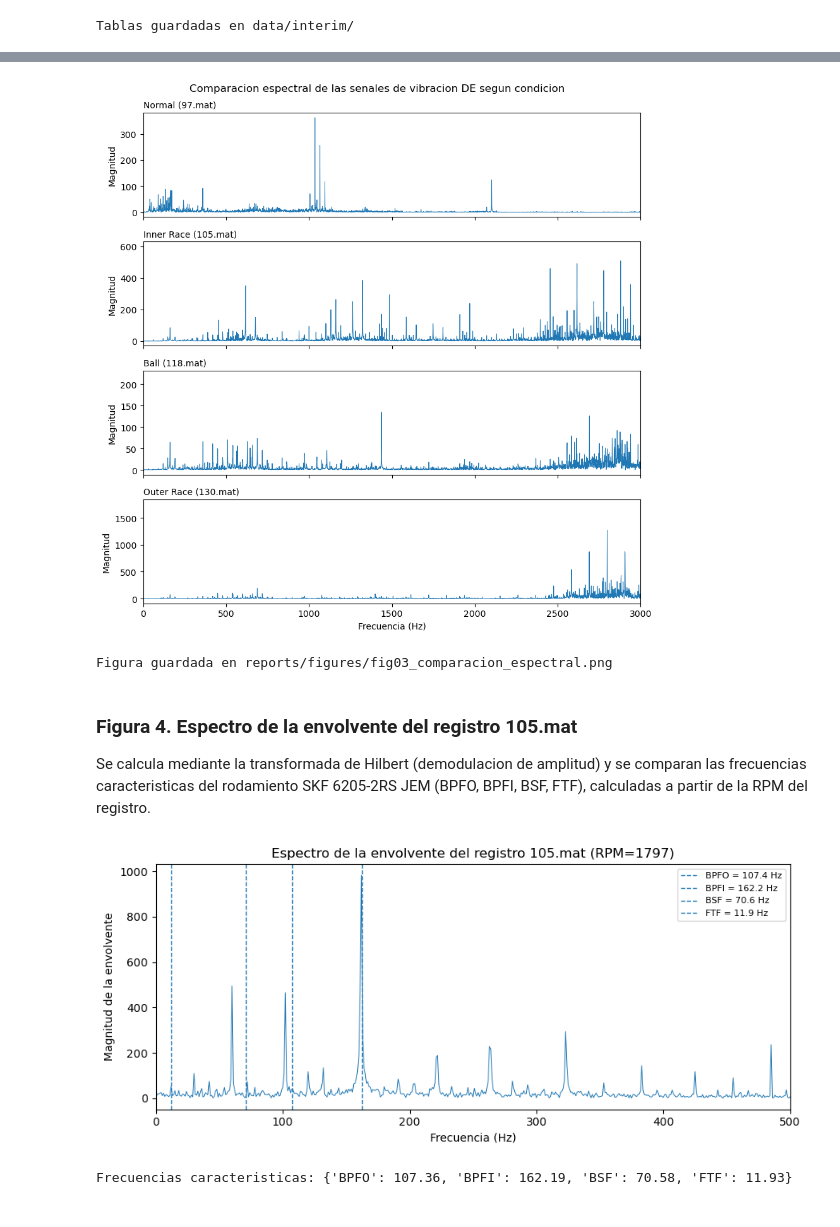
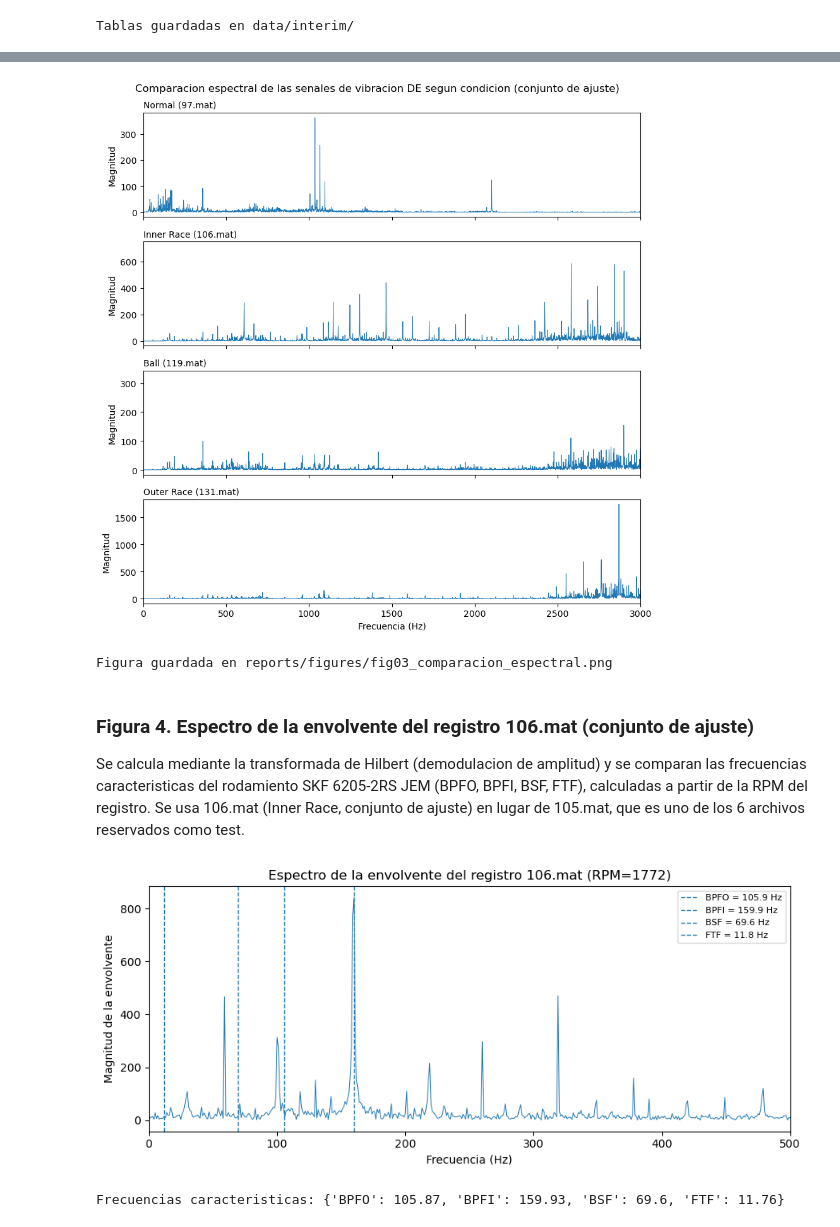
Before and after one commit to D4ag/MONOGRAFIA, a Jupyter notebook: notebooks/1.0-da-comprension-datos.ipynb, the cells around one changed output, grey strips where cells are left out. Cells and saved outputs as stored; diff of their text form; code cells hidden in the pictures.

```diff
--- a/notebooks/1.0-da-comprension-datos.ipynb
+++ b/notebooks/1.0-da-comprension-datos.ipynb
@@ -23,0 +45,8 @@ Archivos cargados: 24
+# %%
+archivos_test = {a for lista in config.ARCHIVOS_TEST_FINAL.values() for a in lista}
+registros_ajuste = [r for r in registros if r["archivo"] not in archivos_test]
+registros_test = [r for r in registros if r["archivo"] in archivos_test]
+
+print(f"Archivos de ajuste (se analizan en este notebook): {len(registros_ajuste)}")
+print(f"Archivos reservados como test independiente (no se analizan aqui): {len(registros_test)}")
+print("Archivos de test:", sorted(r["archivo"] for r in registros_test))
@@ -150,19 +198,19 @@ condicion: 97.mat (Normal), 105.mat (Inner Race), 118.mat (Ball) y
 # %%
 import numpy as np
 
-registros_por_archivo = {r["archivo"]: r for r in registros}
-representativos = {"Normal": "97.mat", "Inner Race": "105.mat", "Ball": "118.mat", "Outer Race": "130.mat"}
+registros_ajuste_por_archivo = {r["archivo"]: r for r in registros_ajuste}
+representativos = {"Normal": "97.mat", "Inner Race": "106.mat", "Ball": "119.mat", "Outer Race": "131.mat"}
 n_muestras = int(0.1 * config.FRECUENCIA_MUESTREO)
 
 fig, axes = plt.subplots(4, 1, figsize=(9, 8), sharex=True)
 for ax, (clase, archivo) in zip(axes, representativos.items()):
-    senal = registros_por_archivo[archivo]["senal"][:n_muestras]
+    senal = registros_ajuste_por_archivo[archivo]["senal"][:n_muestras]
     t = np.arange(len(senal)) / config.FRECUENCIA_MUESTREO
     ax.plot(t, senal, linewidth=0.8)
     ax.set_ylabel("Amplitud")
     ax.set_title(f"{clase} ({archivo})", fontsize=10, loc="left")
 axes[-1].set_xlabel("Tiempo (s)")
-fig.suptitle("Comparacion temporal de las senales de vibracion DE segun condicion")
+fig.suptitle("Comparacion temporal de las senales de vibracion DE segun condicion (conjunto de ajuste)")
 plt.tight_layout()
 plt.savefig("../reports/figures/fig02_comparacion_temporal.png", dpi=150)
 plt.show()
@@ -180,7 +229,7 @@ n_espectral = config.FRECUENCIA_MUESTREO  # 1 segundo
 
 fig, axes = plt.subplots(4, 1, figsize=(9, 9), sharex=True)
 for ax, (clase, archivo) in zip(axes, representativos.items()):
-    senal = registros_por_archivo[archivo]["senal"][:n_espectral]
+    senal = registros_ajuste_por_archivo[archivo]["senal"][:n_espectral]
     senal_c = senal - np.mean(senal)
     espectro = np.abs(np.fft.rfft(senal_c))
     frecs = np.fft.rfftfreq(len(senal_c), d=1 / config.FRECUENCIA_MUESTREO)
@@ -189,45 +238,46 @@ for ax, (clase, archivo) in zip(axes, representativos.items()):
     ax.set_xlim(0, 3000)
     ax.set_title(f"{clase} ({archivo})", fontsize=10, loc="left")
 axes[-1].set_xlabel("Frecuencia (Hz)")
-fig.suptitle("Comparacion espectral de las senales de vibracion DE segun condicion")
+fig.suptitle("Comparacion espectral de las senales de vibracion DE segun condicion (conjunto de ajuste)")
 plt.tight_layout()
 plt.savefig("../reports/figures/fig03_comparacion_espectral.png", dpi=150)
 plt.show()
 print("Figura guardada en reports/figures/fig03_comparacion_espectral.png")
 # %% [output]
-[figure, old version]
+[figure, new version]
 Figura guardada en reports/figures/fig03_comparacion_espectral.png
 # %% [markdown]
-### Figura 4. Espectro de la envolvente del registro 105.mat
+### Figura 4. Espectro de la envolvente del registro 106.mat (conjunto de ajuste)
 
 Se calcula mediante la transformada de Hilbert (demodulacion de
 amplitud) y se comparan las frecuencias caracteristicas del rodamiento
 SKF 6205-2RS JEM (BPFO, BPFI, BSF, FTF), calculadas a partir de la RPM
-del registro.
+del registro. Se usa 106.mat (Inner Race, conjunto de ajuste) en lugar
+de 105.mat, que es uno de los 6 archivos reservados como test.
 # %%
 from rodamientos_module.eda import analisis as eda
 
-registro_105 = registros_por_archivo["105.mat"]
-senal_105 = registro_105["senal"][:n_espectral]
-frecs_env, espectro_env = eda.envolvente_espectro(senal_105, fs=config.FRECUENCIA_MUESTREO)
-frecs_carac = eda.frecuencias_caracteristicas(registro_105["rpm"])
+registro_106 = registros_ajuste_por_archivo["106.mat"]
+senal_106 = registro_106["senal"][:n_espectral]
+frecs_env, espectro_env = eda.envolvente_espectro(senal_106, fs=config.FRECUENCIA_MUESTREO)
+frecs_carac = eda.frecuencias_caracteristicas(registro_106["rpm"])
 
 fig, ax = plt.subplots(figsize=(9, 4))
 ax.plot(frecs_env, espectro_env, linewidth=0.7)
 for nombre, freq in frecs_carac.items():
     ax.axvline(freq, linestyle="--", linewidth=1, label=f"{nombre} = {freq:.1f} Hz")
 ax.set_xlim(0, 500)
 ax.set_xlabel("Frecuencia (Hz)")
 ax.set_ylabel("Magnitud de la envolvente")
-ax.set_title(f"Espectro de la envolvente del registro 105.mat (RPM={registro_105['rpm']:.0f})")
+ax.set_title(f"Espectro de la envolvente del registro 106.mat (RPM={registro_106['rpm']:.0f})")
 ax.legend(fontsize=8)
 plt.tight_layout()
 plt.savefig("../reports/figures/fig04_envolvente_105.png", dpi=150)
 plt.show()
 print("Frecuencias caracteristicas:", {k: round(v, 2) for k, v in frecs_carac.items()})
 # %% [output]
-[figure, old version]
+[figure, new version]
-Frecuencias caracteristicas: {'BPFO': 107.36, 'BPFI': 162.19, 'BSF': 70.58, 'FTF': 11.93}
+Frecuencias caracteristicas: {'BPFO': 105.87, 'BPFI': 159.93, 'BSF': 69.6, 'FTF': 11.76}
 # %% [markdown]
 ### Figura 5. Relacion entre RPM y RMS segun la condicion del rodamiento
 
```
Also changed, not shown: parts of 16 cells of this notebook, 9 other files.
